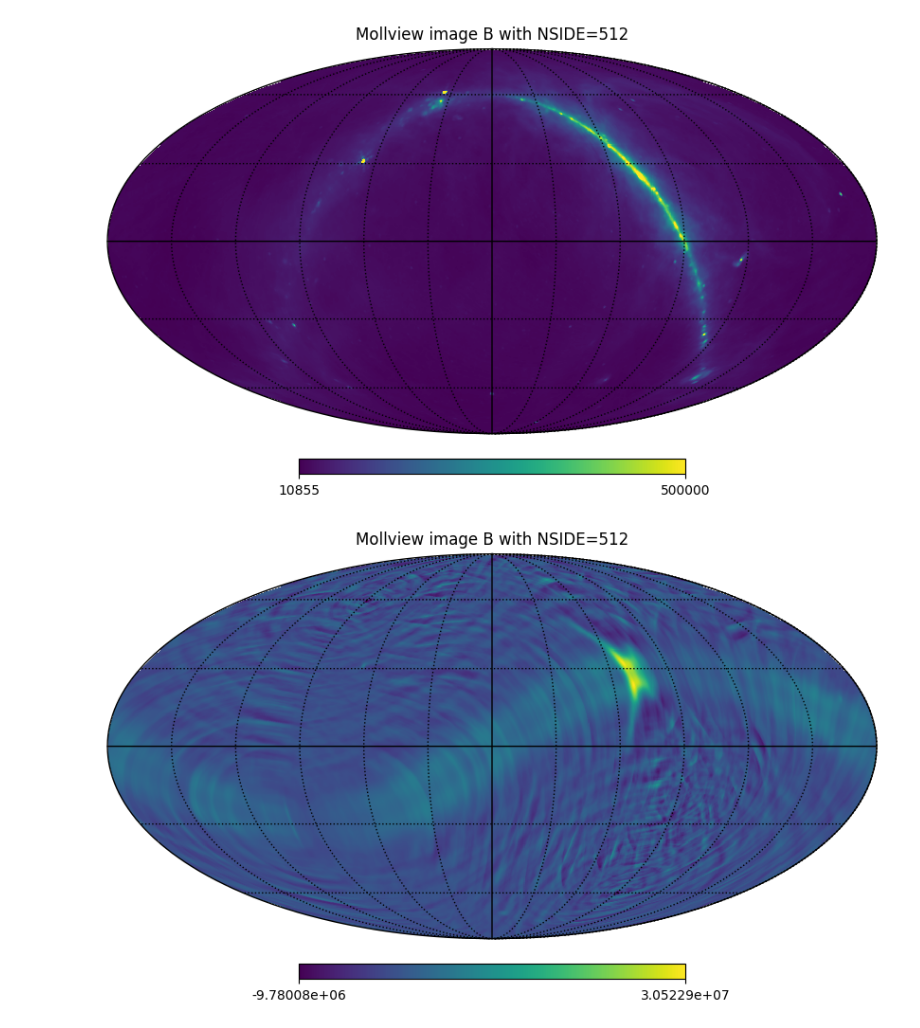
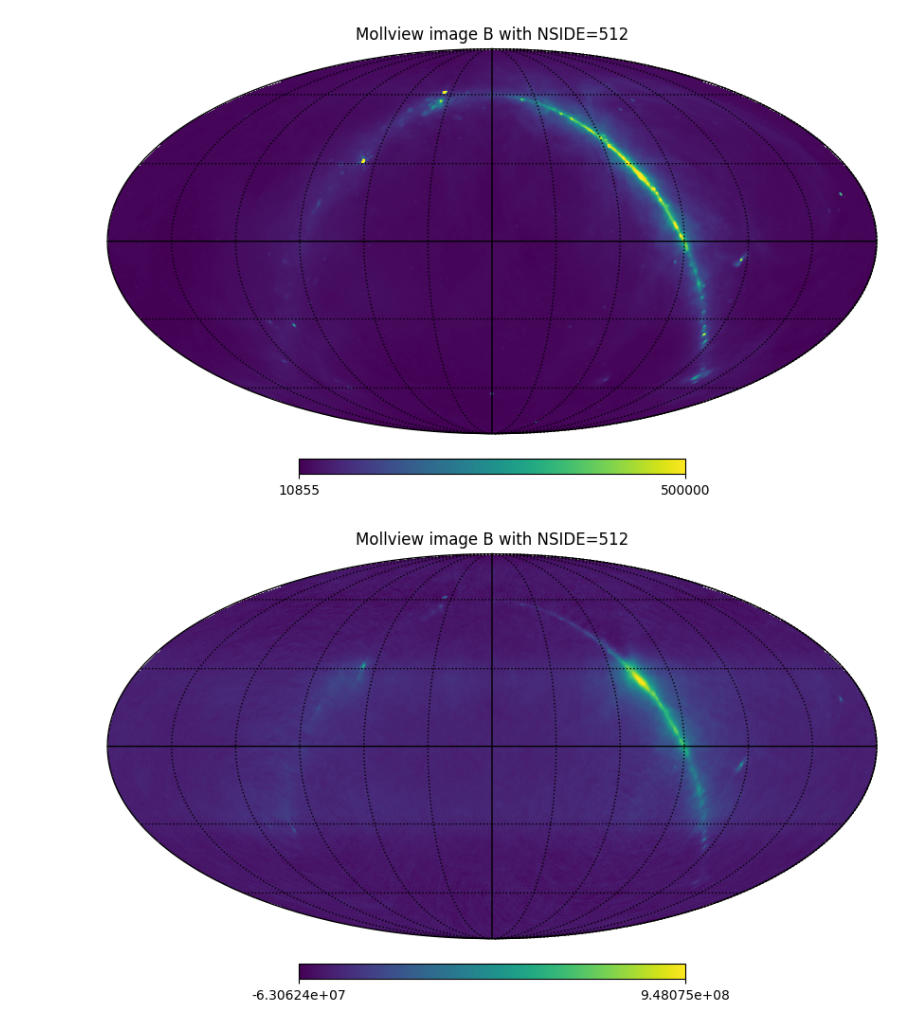
Before and after one commit to SSshuishui/viss_optimize_ws, a Jupyter notebook: healpix_ws_blockage.ipynb, the cells around one changed output. Drawn from its saved outputs; the diff is of its cells as text; code cells hidden in the pictures.

Commit message:
plot

```diff
--- a/healpix_ws_blockage.ipynb
+++ b/healpix_ws_blockage.ipynb
@@ -26,16 +26,16 @@ plt.show()
 # %% [output]
 [figure]
 # %%
-total_data = np.zeros_like(np.loadtxt("./3dnoblockage/C1day1M.txt"))
+total_data = np.loadtxt("./wsblockage/C1day1M.txt")
 
 # 读取并累加30个文件
-for i in range(1, 31):
-    file_path = f"./3dnoblockage/C{i}day1M.txt"
+for i in range(2, 451):
+    file_path = f"./wsblockage/C{i}day1M.txt"
     data = np.loadtxt(file_path)
     total_data += data
 
 hp.mollview(total_data, nest=True, title="Mollview image B with NSIDE=512")
 hp.graticule()  # 添加经纬线
 plt.show()
 # %% [output]
-[figure, old version]
+[figure, new version]
```
Also changed, not shown: parts of 1 cell of this notebook, 2 other files.
